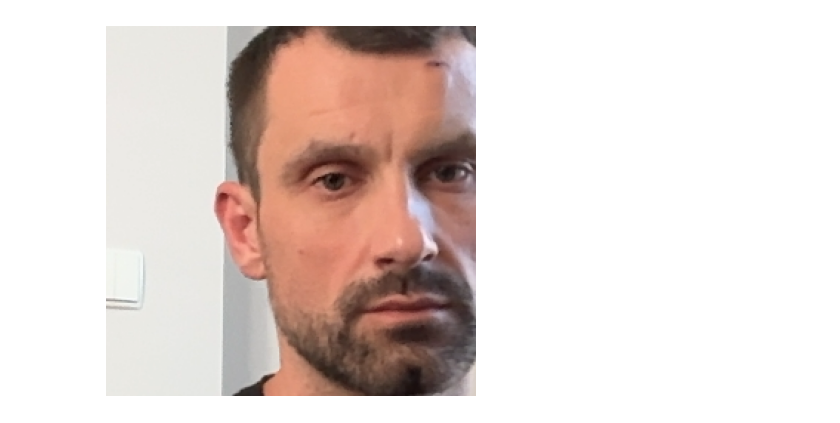
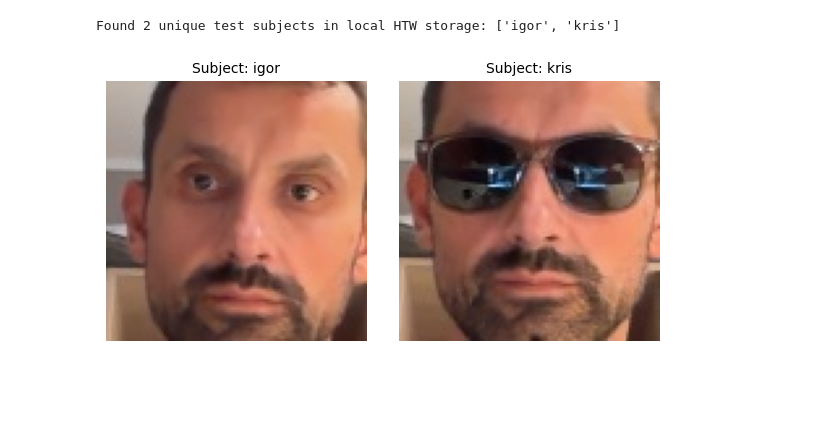
Before and after one commit to s34836/HTW_Biometrics, a Jupyter notebook: 2.ipynb, the cells around one changed output. Saved outputs shown, nothing was run; the diff lists cells and outputs as text; code cells hidden in the pictures; blank space fills up the shorter version.

Commit message:
multi-1

```diff
--- a/2.ipynb
+++ b/2.ipynb
@@ -201,19 +236,46 @@ saved anchor (100×100 as in 3.ipynb): /Users/igorhebda/Desktop/HTW-Bio/Part_2/d
 # %%
-# Needs the camera cell — `last_frame` is the ROI preview (e.g. 250×250); files on disk are 100×100 like 3.ipynb.
-# OpenCV uses BGR; matplotlib expects RGB.
-from common_imports import *
+# --- MULTI-SUBJECT IMAGE DISPLAY ---
+# Look into the anchor folder to find images of all test subjects
+if not os.path.exists(ANC_PATH):
+    print(f"Directory missing: {ANC_PATH}")
+else:
+    all_files = sorted([f for f in os.listdir(ANC_PATH) if f.lower().endswith(('.jpg', '.jpeg'))])
 
-_f = globals().get("last_frame")
-if _f is None:
-    print(
-        "No last frame: run the camera cell first (preview must open), "
-        "or the camera returned no image — check the previous cell output."
-    )
-else:
-    plt.imshow(cv2.cvtColor(_f, cv2.COLOR_BGR2RGB))
-    plt.axis("off")
+    if not all_files:
+        print("No images found in data/anchor. Run the camera cell first to collect data.")
+    else:
+        # Group unique subjects based on their file prefix (e.g., 'igor_...', 'partnerka_...')
+        unique_subjects = {}
+        for file_name in all_files:
+            subject_prefix = file_name.split('_')[0] if '_' in file_name else "Unknown"
+            if subject_prefix not in unique_subjects:
+                # Store the first image found for this subject as a sample
+                unique_subjects[subject_prefix] = os.path.join(ANC_PATH, file_name)
+
+        num_subjects = len(unique_subjects)
+        print(f"Found {num_subjects} unique test subjects in local HTW storage: {list(unique_subjects.keys())}")
+
+        # Grid layout generation for matplotlib matching the number of subjects
+        fig, axes = plt.subplots(1, num_subjects, figsize=(num_subjects * 3, 3))
+
+        # If there is only 1 subject, wrap axes into a list to prevent indexing errors
+        if num_subjects == 1:
+            axes = [axes]
+
+        for ax, (subject_name, img_path) in zip(axes, unique_subjects.items()):
+            img_bgr = cv2.imread(img_path)
+            if img_bgr is not None:
+                # Convert OpenCV BGR format to RGB format for correct matplotlib rendering
+                img_rgb = cv2.cvtColor(img_bgr, cv2.COLOR_BGR2RGB)
+                ax.imshow(img_rgb)
+                ax.set_title(f"Subject: {subject_name}", fontsize=10)
+            ax.axis("off")
+
+        plt.tight_layout()
+        plt.show()
 # %% [output]
+Found 2 unique test subjects in local HTW storage: ['igor', 'kris']
-[figure, old version]
+[figure, new version]
 # %%
 def data_aug(img_bgr):
     """Nine random augmentations (BGR uint8): brightness/contrast/flip in PyTorch, rest in OpenCV."""
```
Also changed, not shown: parts of 5 cells of this notebook, 6 other files.
